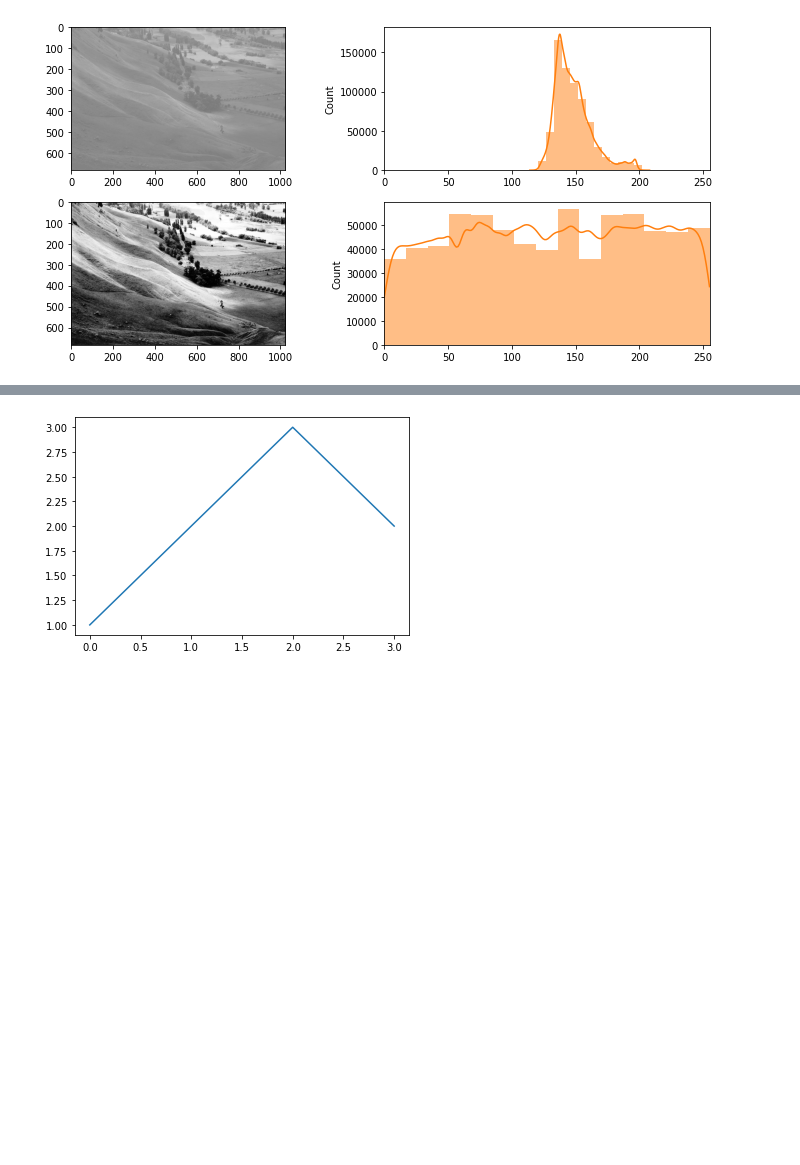
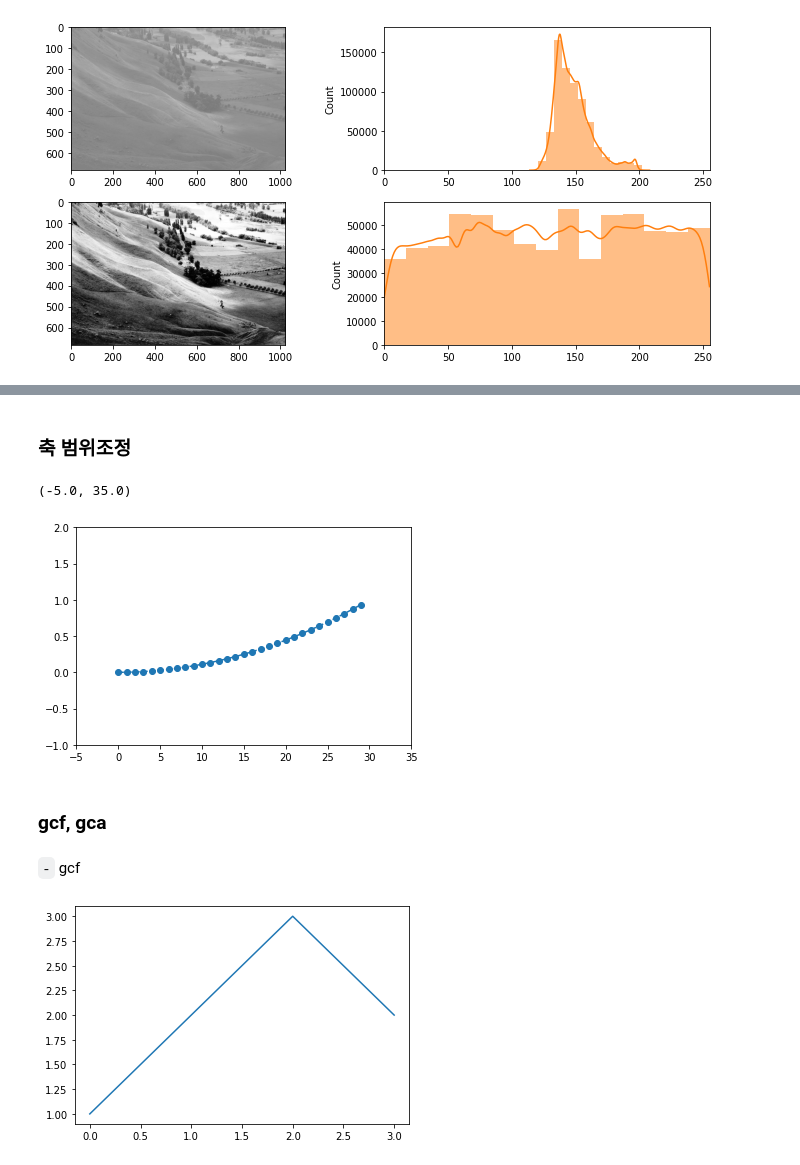
Before and after one commit to guebin/DV2022_backup, a Jupyter notebook: _notebooks/2022-10-03-(5주차) draft.ipynb, the cells around one changed output, grey strips where cells are left out. Saved outputs shown, nothing was run; the diff lists cells and outputs as text; code cells hidden in the pictures; blank space fills up the shorter version.

```diff
--- a/_notebooks/2022-10-03-(5주차) draft.ipynb
+++ b/_notebooks/2022-10-03-(5주차) draft.ipynb
@@ -239,3 +219,19 @@ plt.legend()
+# %% [markdown]
+### 축 범위조정
+# %%
+fig, ax = plt.subplots()
+ax.plot([(xi/30)**2 for xi in range(30)],'--o')
+ax.set_ylim(-1,2)
+ax.set_xlim(-5,35)
+# plt.ylim(-1,2)
+# plt.xlim(-5,35)
+# %% [output]
+(-5.0, 35.0)
+[figure, added]
+# %% [markdown]
+### gcf, gca
+# %% [markdown]
+`-` gcf
 # %%
 plt.plot([1,2,3,2])
 fig = plt.gcf()
```
Also changed, not shown: parts of 58 cells of this notebook, 1 other file.
